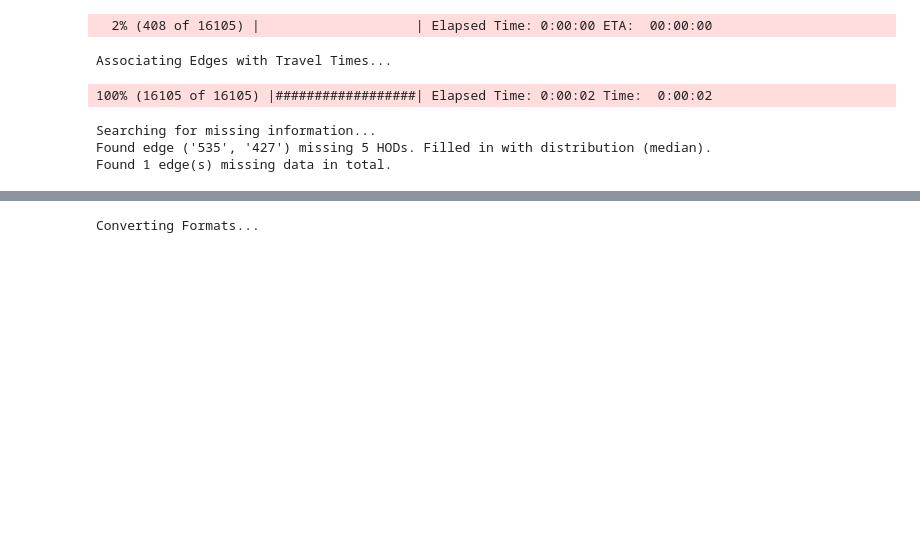
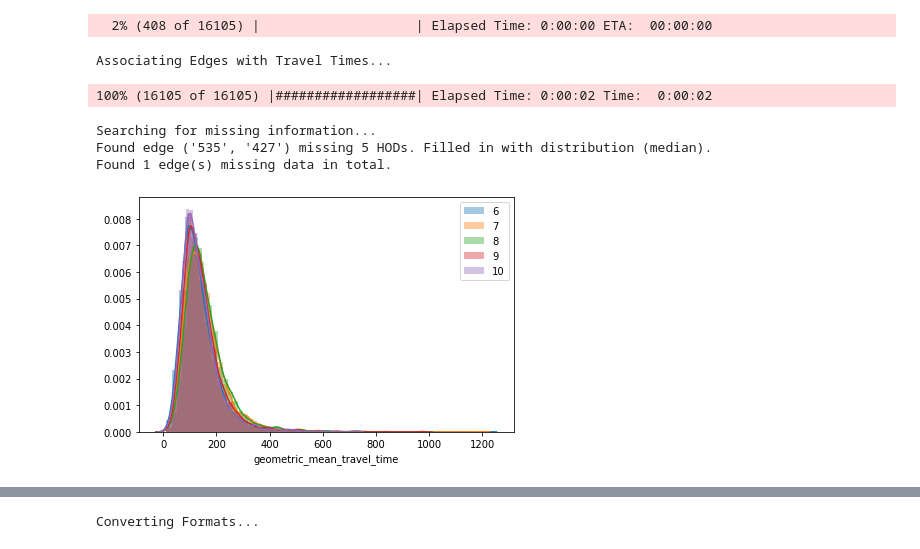
Before and after one commit to sidharth-potdar/dynamic-bus, a Jupyter notebook: preprocess/network_gen.ipynb, the cells around one changed output, grey strips where cells are left out. Saved outputs shown, nothing was run; the diff lists cells and outputs as text; code cells hidden in the pictures; blank space fills up the shorter version.

Commit message:
updated graph pickle

```diff
--- a/preprocess/network_gen.ipynb
+++ b/preprocess/network_gen.ipynb
@@ -185,7 +186,7 @@ for edge in graph.edges:
                 "mean": mean_df['mean_travel_time'],
                 "stdev": mean_df['standard_deviation_travel_time'],
                 "gmean": mean_df["geometric_mean_travel_time"],
-                "gstdev": mean_df["geometric_standard_deviation_travel_time"]
+                "gstdev": np.exp(mean_df["geometric_standard_deviation_travel_time"])
             }
             c += 1
     if c != 0:
@@ -196,3 +197,14 @@ print("Found", len(edges_missing_data), "edge(s) missing data in total.")
 Searching for missing information...
 Found edge ('535', '427') missing 5 HODs. Filled in with distribution (median).
 Found 1 edge(s) missing data in total.
+# %%
+# verify distributions
+dists = [filtered_df[filtered_df['hod'] == hod]['geometric_mean_travel_time'] for hod in range(RUSH_HOUR_START, RUSH_HOUR_END + 1)]
+for i, d in enumerate(dists):
+    ax = sn.distplot(d, label=str(i + RUSH_HOUR_START))
+handles, labels = ax.get_legend_handles_labels()
+ax.legend(handles, labels);
+plt.tight_layout()
+plt.savefig("dist_plot.png", bbox_inches="tight")
+# %% [output]
+[figure, added]
```
Also changed, not shown: parts of 5 cells of this notebook, 3 other files.
